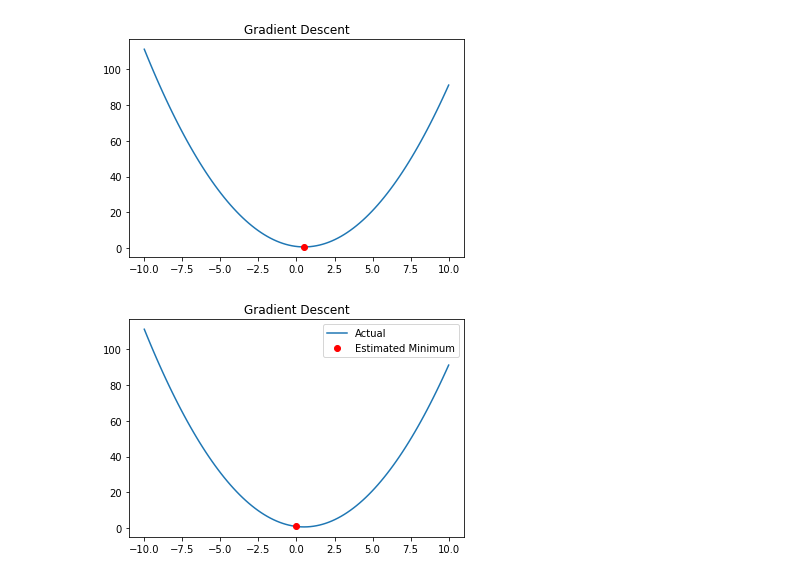
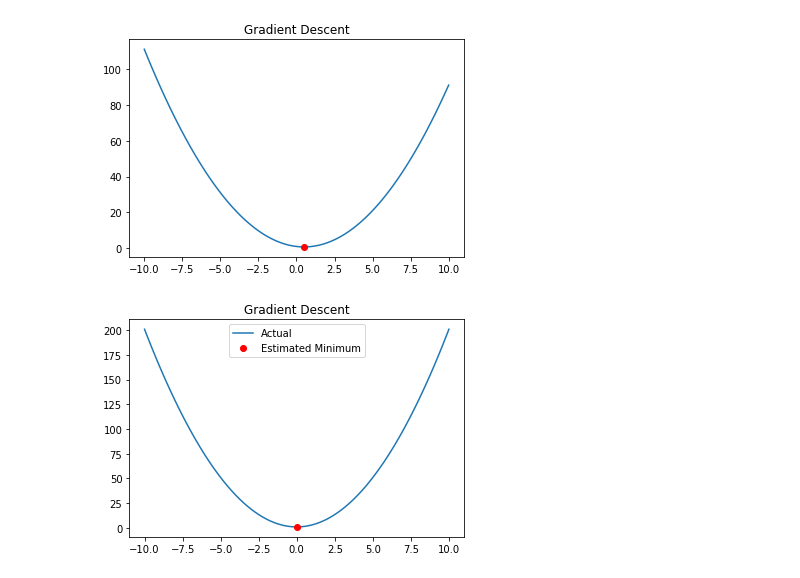
Before and after one commit to yusufbrima/AIMS, a Jupyter notebook: Lectures/Review Phase/Block 8/Optimisation/Labs/22032021/Yusuf_Brima_Gradient_Descent.ipynb, the cells around one changed output. Drawn from its saved outputs; the diff is of its cells as text; code cells hidden in the pictures.

```diff
--- a/Lectures/Review Phase/Block 8/Optimisation/Labs/22032021/Yusuf_Brima_Gradient_Descent.ipynb
+++ b/Lectures/Review Phase/Block 8/Optimisation/Labs/22032021/Yusuf_Brima_Gradient_Descent.ipynb
@@ -30,6 +26,7 @@ def gd(x,alpha,epsilon,f,N=100):
 
 alpha  = 0.005
 x  =  5
+epsilon  = 0.001
 # %%
 x2  = gd(x,alpha,epsilon,f)
 xdata  =  np.linspace(-10,10,100)
@@ -42,10 +39,10 @@ plt.show()
 # %%
 x2  = gd(x,alpha,epsilon,f2)
 xdata  =  np.linspace(-10,10,100)
-plt.plot(xdata,f(xdata),label="Actual")
-plt.plot(x2,f(x2),'ro',label="Estimated Minimum")
+plt.plot(xdata,f2(xdata),label="Actual")
+plt.plot(x2,f2(x2),'ro',label="Estimated Minimum")
 plt.title("Gradient Descent")
 plt.legend()
 plt.show()
 # %% [output]
-[figure, old version]
+[figure, new version]
```
Also changed, not shown: parts of 5 cells of this notebook, 12 other files.
